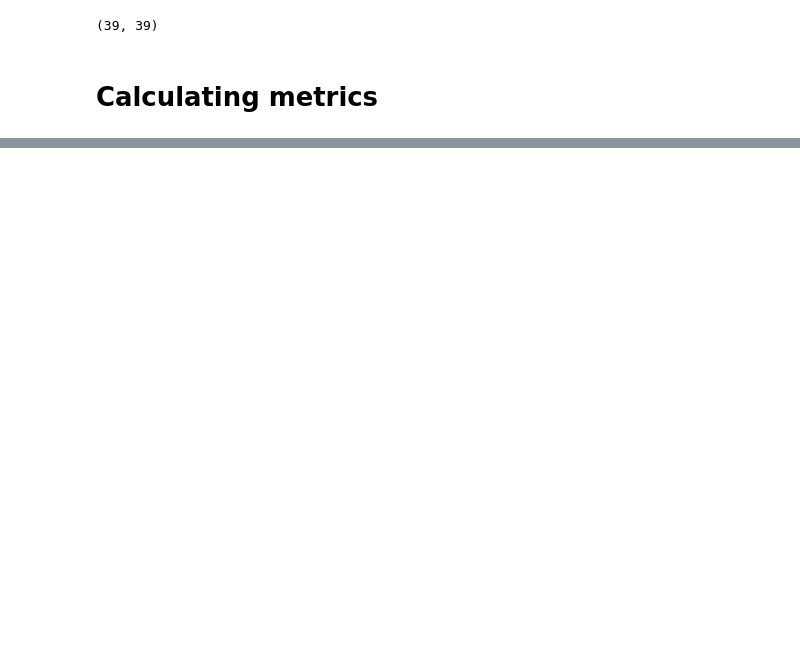
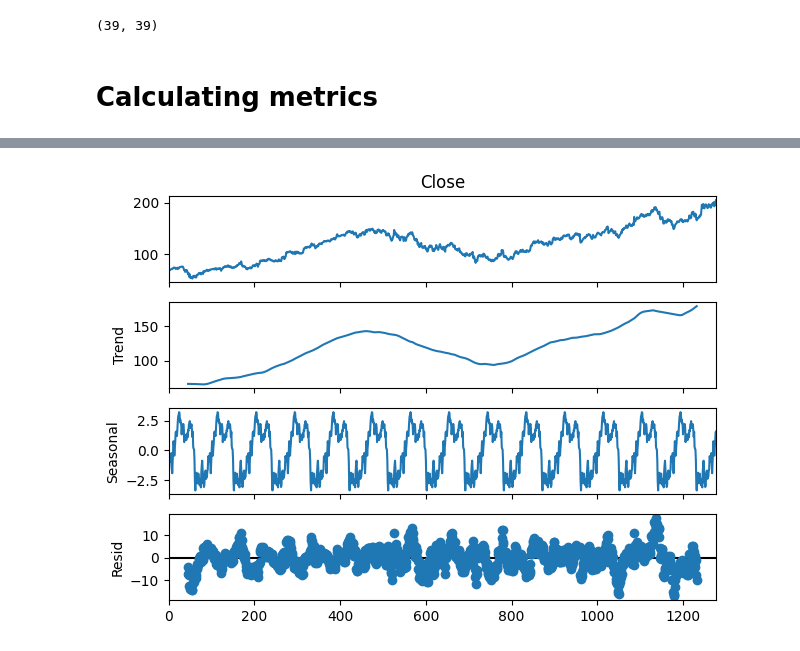
Before and after one commit to KarthikeyanBaskaran/StockPrediction, a Jupyter notebook: Capstone_Microsoft.ipynb, the cells around one changed output, grey strips where cells are left out. Cells and saved outputs as stored; diff of their text form; code cells hidden in the pictures; blank space fills up the shorter version.

```diff
--- a/Capstone_Microsoft.ipynb
+++ b/Capstone_Microsoft.ipynb
@@ -306,0 +448,9 @@ r2_score(actual['Close'], predicted_prices)
+# %%
+five = GOOG[(GOOG['Date'] >= '2020-01-01')&(GOOG['Date'] <= '2025-01-31')].reset_index(drop=True)
+
+from statsmodels.tsa.seasonal import seasonal_decompose
+decompose = seasonal_decompose(five['Close'], model='additive', period = 90)
+decompose.plot()
+plt.show()
+# %% [output]
+[figure, added]
```
Also changed, not shown: parts of 22 cells of this notebook.
